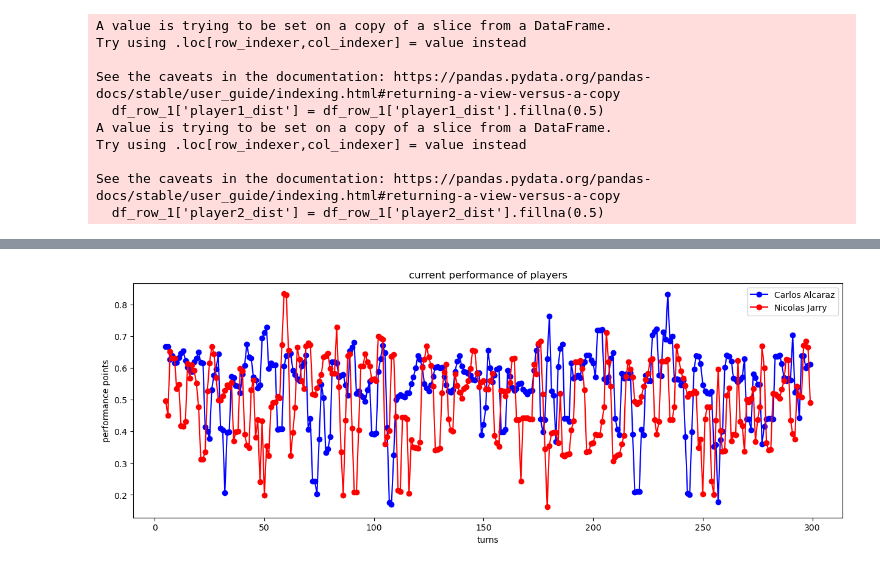
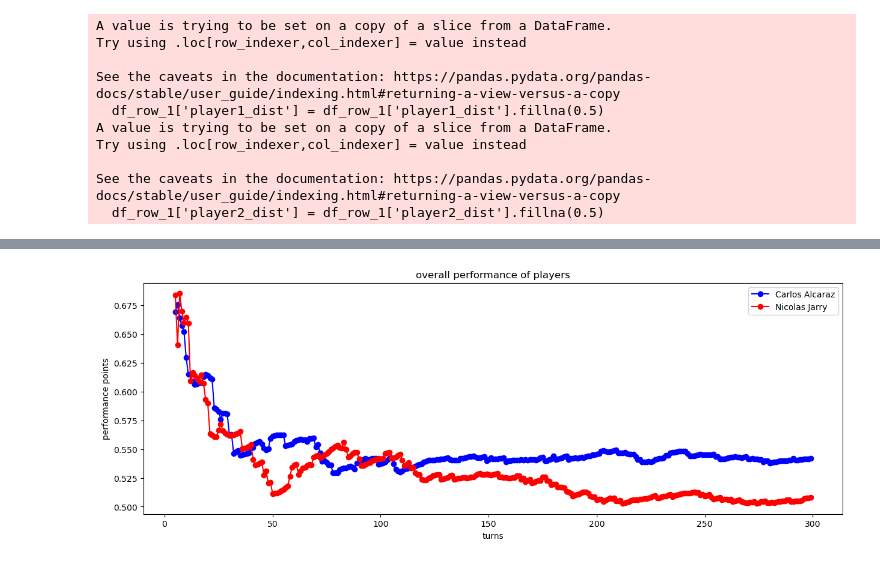
Before and after one commit to Heqijia/comap2024, a Jupyter notebook: LR.ipynb, the cells around one changed output, grey strips where cells are left out. Cells and saved outputs as stored; diff of their text form; code cells hidden in the pictures.

```diff
--- a/LR.ipynb
+++ b/LR.ipynb
@@ -14,15 +108,17 @@
 # %%
-import pandas as pd
 from sklearn.model_selection import train_test_split
 from sklearn.linear_model import LogisticRegression
 from sklearn.metrics import accuracy_score, classification_report
-df=pd.read_csv('./player_12.csv')
-df_cleaned=df.dropna()
+# df=pd.read_csv('./player_12_1.csv')
+
+# df['p1_sets'].unique()
 
 # 假设df是你的DataFrame
 # X是前9列特征，y是最后一列目标
-X = df_cleaned.iloc[:, 2:-1]
-y = df_cleaned.iloc[:, -1]
+used_columns=[ 'p1_ace', 'p1_winner', 'p1_double_fault',
+       'p1_unf_err', 'p1_net_pt', 'p1_server', 'PC1','PC2','PC3','PC4']
+X = df_cleaned[used_columns]
+y = df_cleaned['p1_victor']
 
 # 将数据划分为训练集和测试集
 # X_train, X_test, y_train, y_test = train_test_split(X, y, test_size=0.2, random_state=42)
@@ -46,11 +142,12 @@ classification_report_output = classification_report(y_test, y_pred)
 print(f'Accuracy: {accuracy:.4f}')
 print('Classification Report:')
 print(classification_report_output)
+print(logistic_regression.coef_)
 
 # 输出逻辑回归的概率
-for i in range(len(X_test)):
-    print(f"True Label: {y_test.iloc[i]}, Predicted Label: {y_pred[i]}, Class Probabilities: {class_probabilities[i]}")
-    print(X_test.iloc[i])
+# for i in range(len(X_test)):
+#     print(f"True Label: {y_test.iloc[i]}, Predicted Label: {y_pred[i]}, Class Probabilities: {class_probabilities[i]}")
+#     print(X_test.iloc[i])
 # %% [output]
 Accuracy: 0.7500
 Classification Report:
@@ -128,13 +232,17 @@ See the caveats in the documentation: https://pandas.pydata.org/pandas-docs/stab
 # %%
 import numpy as np
-temp=np.array(df.columns)
-player1=df_row_1[temp]
+temp=np.array(df_cleaned.columns)
+player1=df_cleaned.iloc[0:int(len(df_cleaned)/2)]
 temp=[s.replace('1', '2') if '1' in s else s for s in temp]
-player2=df_row_1[temp]
+player2=df_cleaned.iloc[int(len(df_cleaned)/2):]
 player2.columns=player1.columns
 
-player1['performance']=logistic_regression.predict_proba(player1.iloc[:,2:-1])[:,1]
-player2['performance']=logistic_regression.predict_proba(player2.iloc[:,2:-1])[:,1]
+player1 = player1.reset_index(drop=True)
+player2 = player2.reset_index(drop=True)
+
+
+player1['performance']=logistic_regression.predict_proba(player1[used_columns])[:,1]
+player2['performance']=logistic_regression.predict_proba(player2[used_columns])[:,1]
 
 temp_1=player1['performance']*player1['p1_server']*2381/(2381+4903)
 temp_2=player1['performance']*(1-player1['p1_server'])*4903/(2381+4903)
@@ -255,28 +359,28 @@ for i in range(len(player2)-1):
 # %%
 import numpy as np
 import matplotlib.pyplot as plt
 
 # 生成示例数据
 p1_current_per
 
 # 获取数组长度
 x = np.arange(len(p1_current_per))
 
 # 绘制折线图
 plt.figure(figsize=(15,5))
-plt.plot(x[5:], p1_current_per[5:], marker='o', linestyle='-', color='b', label='Carlos Alcaraz')
-plt.plot(x[5:], p2_current_per[5:], marker='o', linestyle='-', color='r', label='Nicolas Jarry')
+plt.plot(x[5:300], p1_overall_per[5:300], marker='o', linestyle='-', color='b', label='Carlos Alcaraz')
+plt.plot(x[5:300], p2_overall_per[5:300], marker='o', linestyle='-', color='r', label='Nicolas Jarry')
 
 # 添加标签和标题
 plt.xlabel('turns')
 plt.ylabel('performance points')
-plt.title('current performance of players')
+plt.title('overall performance of players')
 
 # 添加图例
 plt.legend()
 
 # 显示图形
 plt.show()
 # %% [output]
-[figure, old version]
+[figure, new version]
 # %%
```
Also changed, not shown: parts of 31 cells of this notebook.
